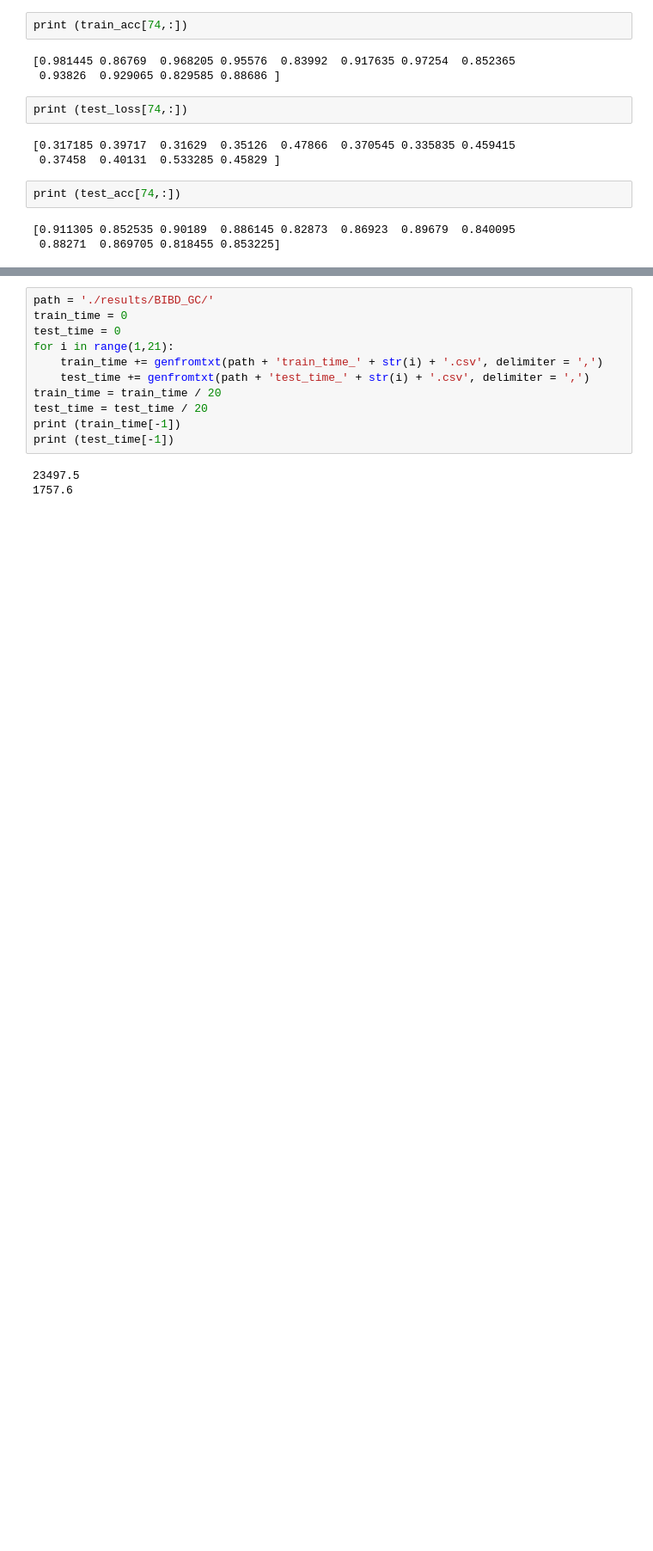
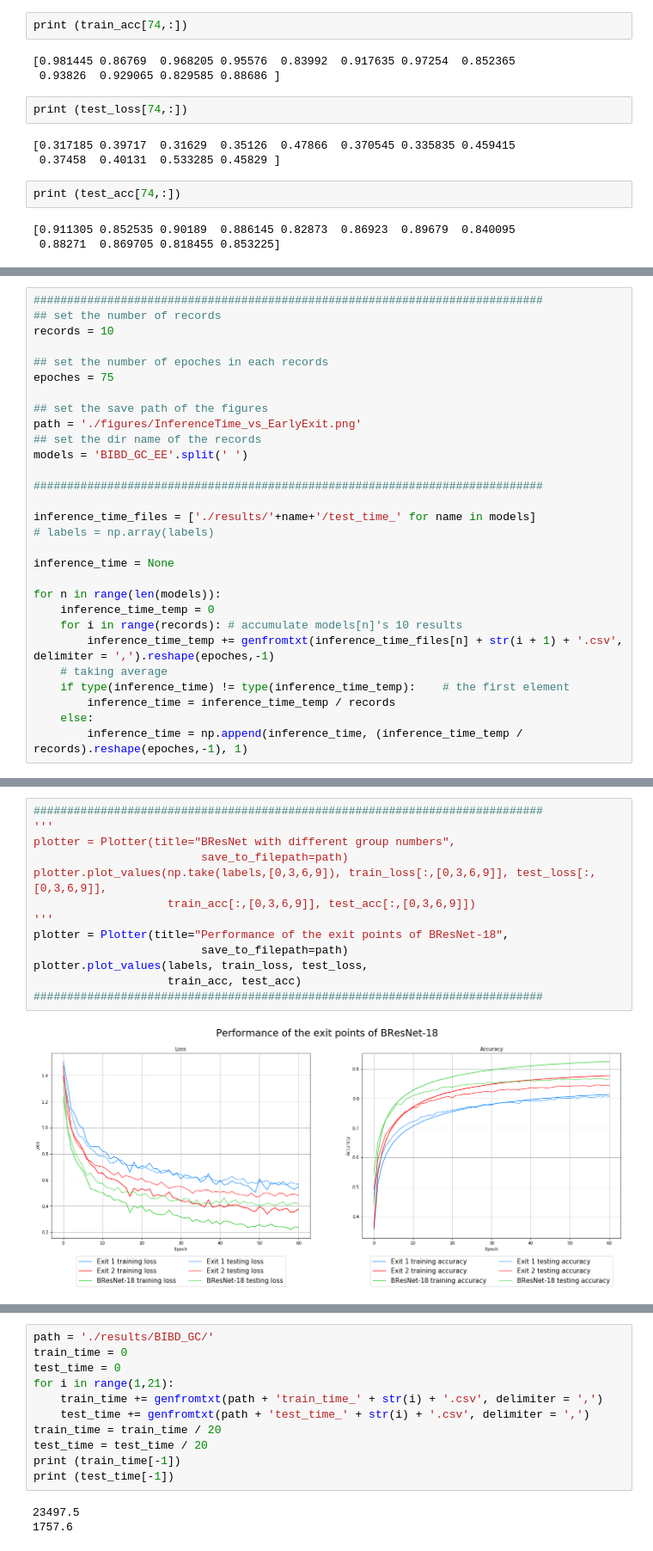
Before and after one commit to iid2019/iddl, a Jupyter notebook: resnet/plot_results.ipynb, the cells around one changed output, grey strips where cells are left out. Shown: that part at 86% size. Cells and saved outputs as stored; diff of their text form; blank space fills up the shorter version.

```diff
--- a/resnet/plot_results.ipynb
+++ b/resnet/plot_results.ipynb
@@ -118,0 +170,29 @@ print (test_acc[74,:])
+# %%
+############################################################################
+## set the number of records
+records = 10
+
+## set the number of epoches in each records
+epoches = 75
+
+## set the save path of the figures
+path = './figures/InferenceTime_vs_EarlyExit.png'
+## set the dir name of the records
+models = 'BIBD_GC_EE'.split(' ')
+
+############################################################################
+
+inference_time_files = ['./results/'+name+'/test_time_' for name in models]
+# labels = np.array(labels)
+
+inference_time = None
+
+for n in range(len(models)):
+    inference_time_temp = 0
+    for i in range(records): # accumulate models[n]'s 10 results
+        inference_time_temp += genfromtxt(inference_time_files[n] + str(i + 1) + '.csv', delimiter = ',').reshape(epoches,-1)
+    # taking average
+    if type(inference_time) != type(inference_time_temp):    # the first element
+        inference_time = inference_time_temp / records
+    else:
+        inference_time = np.append(inference_time, (inference_time_temp / records).reshape(epoches,-1), 1)
@@ -118,0 +287,15 @@ print (test_acc[74,:])
+# %%
+############################################################################
+'''
+plotter = Plotter(title="BResNet with different group numbers",
+                         save_to_filepath=path)
+plotter.plot_values(np.take(labels,[0,3,6,9]), train_loss[:,[0,3,6,9]], test_loss[:,[0,3,6,9]],
+                    train_acc[:,[0,3,6,9]], test_acc[:,[0,3,6,9]])
+'''
+plotter = Plotter(title="Performance of the exit points of BResNet-18",
+                         save_to_filepath=path)
+plotter.plot_values(labels, train_loss, test_loss,
+                    train_acc, test_acc)
+############################################################################
+# %% [output]
+[figure, added]
```
Also changed, not shown: parts of 34 cells of this notebook, 16 other files.
